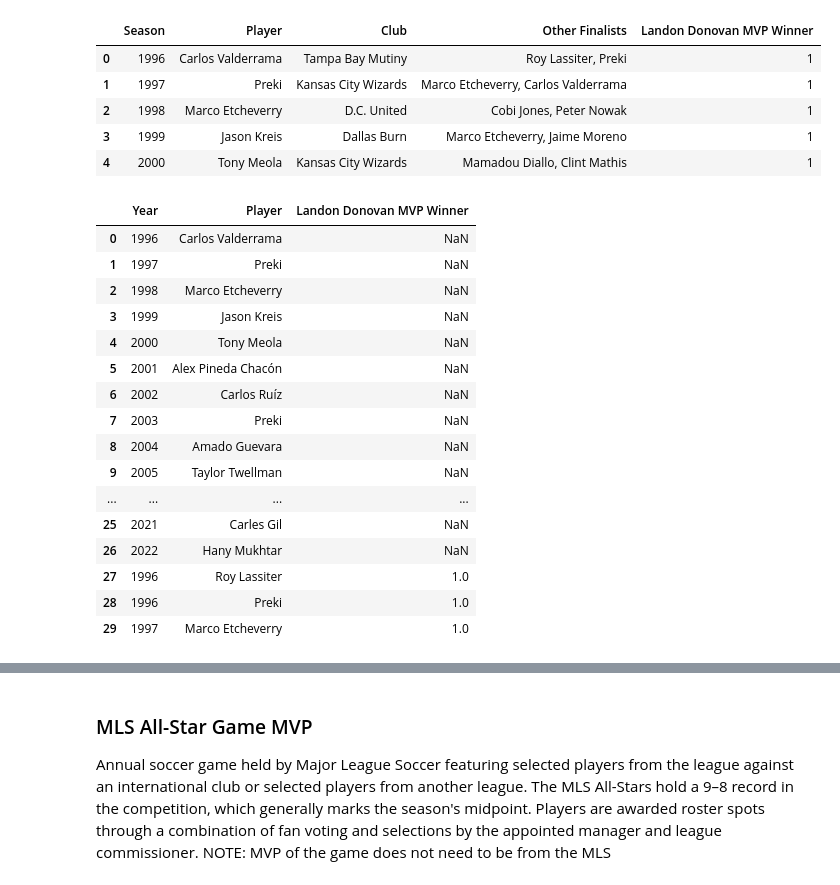
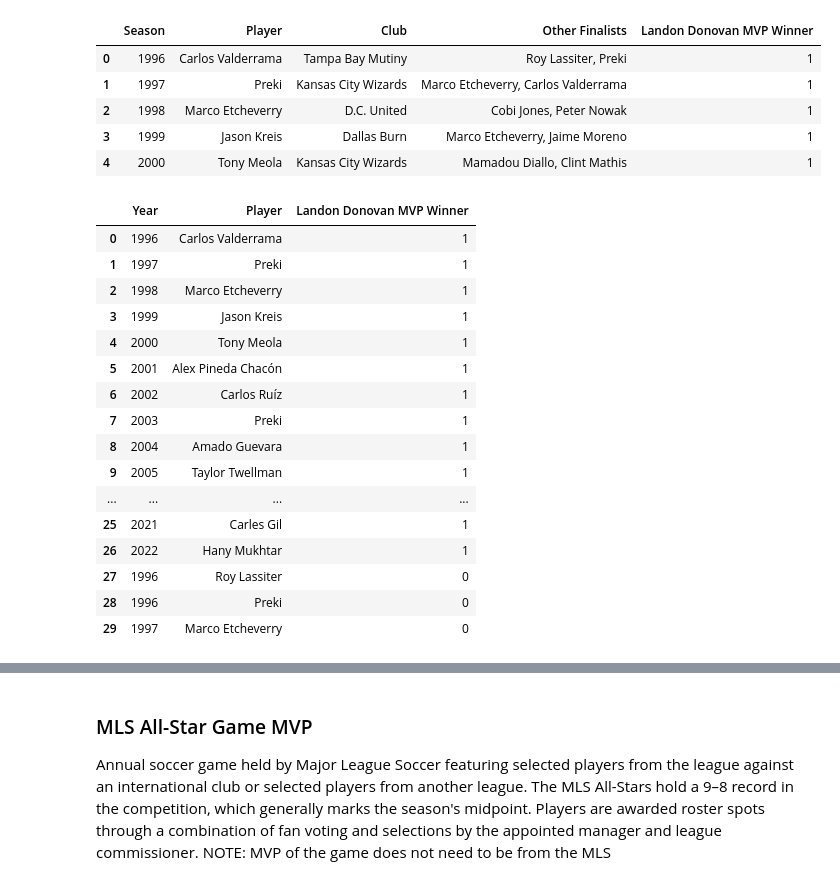
Before and after one commit to alissadeltoro/mls-awards, a Jupyter notebook: notebook.ipynb, the cells around one changed output, grey strips where cells are left out. Saved outputs shown, nothing was run; the diff lists cells and outputs as text; code cells hidden in the pictures.

Commit message:
Fix error with Landon MVP df
Df was concated incorrectly and missing 'Winner' column

```diff
--- a/notebook.ipynb
+++ b/notebook.ipynb
@@ -1160,48 +1160,48 @@ landonMVP_award.head()
 # %%
 # Split up 'Other Finalists' column and create new rows for each player
 # Look into first row with 'Preki' - ???
 # Remodel function to create new_rows and concat to bestXI_award df
 # Latest bestXI_award: 'Year', 'Player', 'Team', and 'Position'
 
 new_rows = []
 for index, row in landonMVP_award.iterrows():
     year = row['Season']
 
     other_finalists = row['Other Finalists'].split(', ')
 
     for finalist in other_finalists:
         new_row = {
             'Year': year,
             'Player': finalist,
-            'Landon Donovan MVP Winner': 1
+            'Landon Donovan MVP Winner': 0
         }
         new_rows.append(new_row)
 new_df = pd.DataFrame(new_rows)
 
 # Clean up original dataframe to align with same naming conventions and columns
-landonMVP_award = landonMVP_award[['Season', 'Player']]
+landonMVP_award = landonMVP_award[['Season', 'Player', 'Landon Donovan MVP Winner']]
 landonMVP_award = landonMVP_award.rename(columns={'Season': 'Year'})
 
-result = pd.concat([landonMVP_award, new_df], ignore_index=True)
-result.head(30)
+landonMVP_award = pd.concat([landonMVP_award, new_df], ignore_index=True)
+landonMVP_award.head(30)
 # %% [output]
 |  | Year | Player | Landon Donovan MVP Winner |
-| 0 | 1996 | Carlos Valderrama | NaN |
-| 1 | 1997 | Preki | NaN |
-| 2 | 1998 | Marco Etcheverry | NaN |
-| 3 | 1999 | Jason Kreis | NaN |
-| 4 | 2000 | Tony Meola | NaN |
-| 5 | 2001 | Alex Pineda Chacón | NaN |
-| 6 | 2002 | Carlos Ruíz | NaN |
-| 7 | 2003 | Preki | NaN |
-| 8 | 2004 | Amado Guevara | NaN |
-| 9 | 2005 | Taylor Twellman | NaN |
+| 0 | 1996 | Carlos Valderrama | 1 |
+| 1 | 1997 | Preki | 1 |
+| 2 | 1998 | Marco Etcheverry | 1 |
+| 3 | 1999 | Jason Kreis | 1 |
+| 4 | 2000 | Tony Meola | 1 |
+| 5 | 2001 | Alex Pineda Chacón | 1 |
+| 6 | 2002 | Carlos Ruíz | 1 |
+| 7 | 2003 | Preki | 1 |
+| 8 | 2004 | Amado Guevara | 1 |
+| 9 | 2005 | Taylor Twellman | 1 |
 | ... | ... | ... | ... |
-| 25 | 2021 | Carles Gil | NaN |
-| 26 | 2022 | Hany Mukhtar | NaN |
-| 27 | 1996 | Roy Lassiter | 1.0 |
-| 28 | 1996 | Preki | 1.0 |
-| 29 | 1997 | Marco Etcheverry | 1.0 |
+| 25 | 2021 | Carles Gil | 1 |
+| 26 | 2022 | Hany Mukhtar | 1 |
+| 27 | 1996 | Roy Lassiter | 0 |
+| 28 | 1996 | Preki | 0 |
+| 29 | 1997 | Marco Etcheverry | 0 |
 # %%
 landonMVP_award.dtypes
 # %% [output]
```
Also changed, not shown: parts of 2 cells of this notebook, 2 other files.
